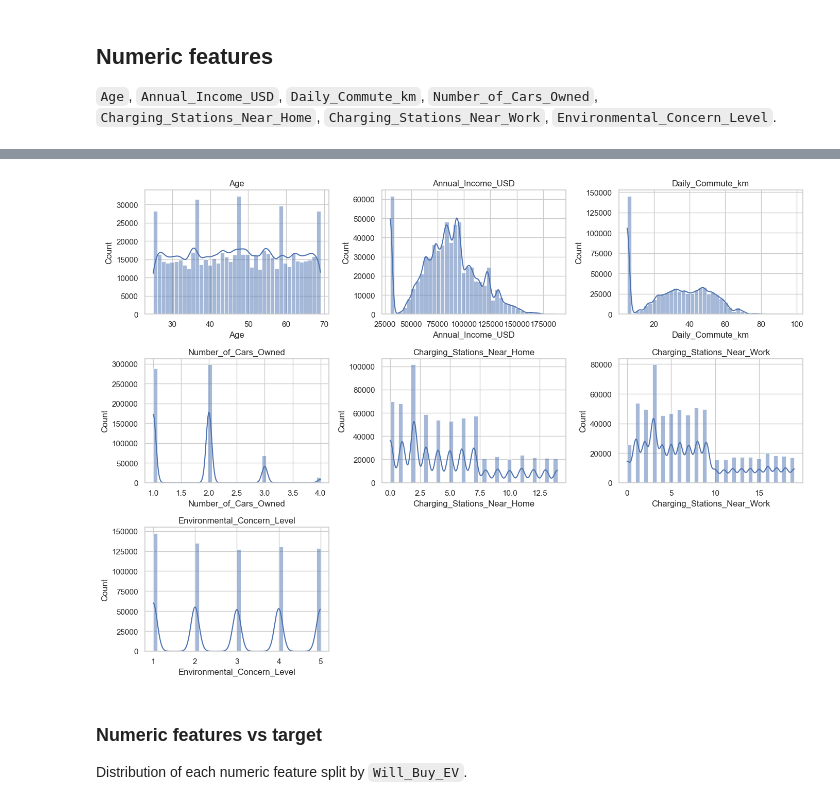
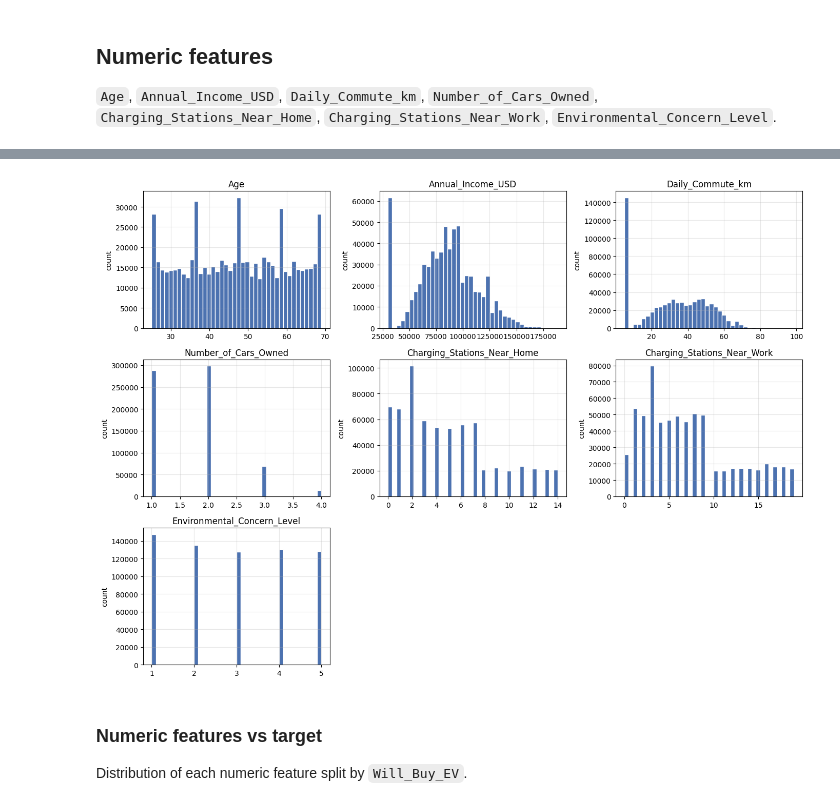
Before and after one commit to kphotchara/Predicting-Electric-Vehicle-Purchases, a Jupyter notebook: EDA.ipynb, the cells around one changed output, grey strips where cells are left out. Saved outputs shown, nothing was run; the diff lists cells and outputs as text; code cells hidden in the pictures.

```diff
--- a/EDA.ipynb
+++ b/EDA.ipynb
@@ -6,9 +6,8 @@ Playground Series (2026). Target: `Will_Buy_EV` (Yes/No), evaluated on ROC AUC.
 import numpy as np
 import pandas as pd
 import matplotlib.pyplot as plt
-import seaborn as sns
 
-sns.set_theme(style="whitegrid")
+plt.rcParams.update({"axes.grid": True, "grid.alpha": 0.3})
 pd.set_option("display.max_columns", None)
 
 TARGET = "Will_Buy_EV"
@@ -113,14 +112,15 @@ train[numeric_cols].describe().T
 # %%
 fig, axes = plt.subplots(3, 3, figsize=(14, 10))
 for ax, col in zip(axes.flat, numeric_cols):
-    sns.histplot(train[col], bins=40, kde=True, ax=ax, color="#4C72B0")
+    ax.hist(train[col], bins=40, color="#4C72B0", edgecolor="white")
     ax.set_title(col)
+    ax.set_ylabel("count")
 for ax in axes.flat[len(numeric_cols):]:
     ax.axis("off")
 plt.tight_layout()
 plt.show()
 # %% [output]
-[figure, old version]
+[figure, new version]
 # %% [markdown]
 ### Numeric features vs target
 
```
Also changed, not shown: parts of 6 cells of this notebook.
